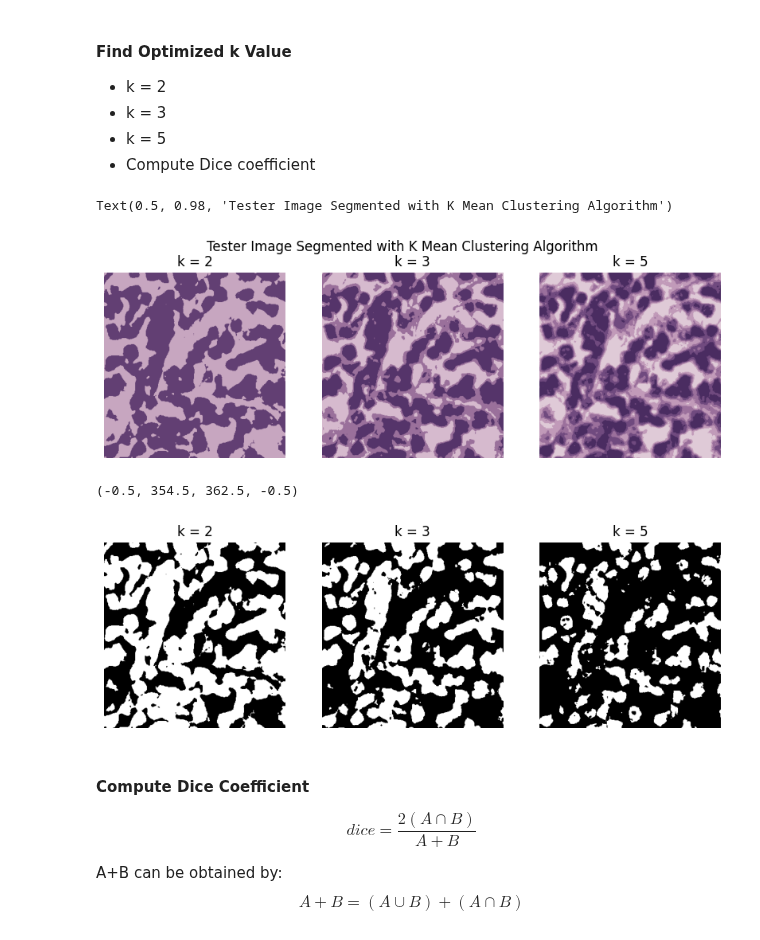
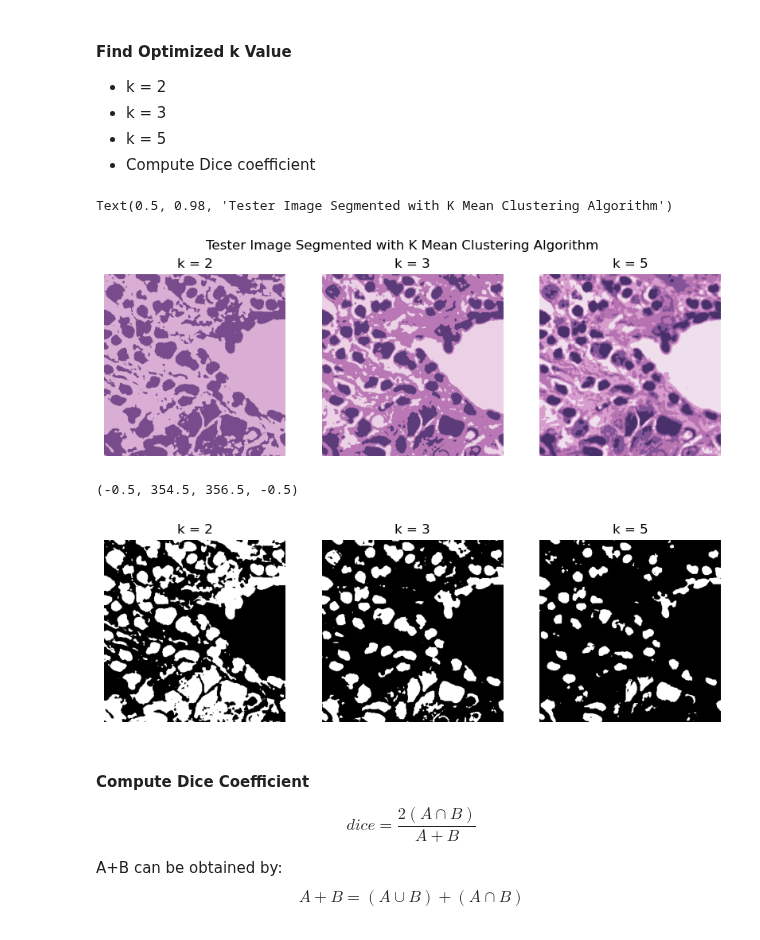
Before and after one commit to wangelam/ecse415Final, a Jupyter notebook: unsupervised.ipynb, the cells around one changed output. Drawn from its saved outputs; the diff is of its cells as text; code cells hidden in the pictures.

```diff
--- a/unsupervised.ipynb
+++ b/unsupervised.ipynb
@@ -114,37 +115,40 @@ for file in train_data:
 * k = 5
 * Compute Dice coefficient
 # %%
-tester = 'TCGA-A1-A0SP-DX1_id-5ea4095addda5f8398977ebc_left-7807_top-53960_bottom-54248_right-8089.png'
+tester = 'TCGA-A2-A0SX-DX1_id-5ea40b05ddda5f839899743b_left-56081_top-57443_bottom-57731_right-56368.png'
 
 k2 = KMean(tester, 2, True)
 k3 = KMean(tester, 3, True)
 k5 = KMean(tester, 5, True)
 
 plt.figure(figsize=(10, 3.25))
 plt.subplot(1, 3, 1)
 plt.imshow(k2)
 plt.title("k = 2")
 plt.axis("off")
 
 plt.subplot(1, 3, 2)
 plt.imshow(k3)
 plt.title("k = 3")
 plt.axis("off")
 
 plt.subplot(1, 3, 3)
 plt.imshow(k5)
 plt.title("k = 5")
 plt.axis("off")
 
 plt.suptitle('Tester Image Segmented with K Mean Clustering Algorithm')
 # %% [output]
 Text(0.5, 0.98, 'Tester Image Segmented with K Mean Clustering Algorithm')
-[figure, old version]
+[figure, new version]
 # %%
 ## Binarized Version ##
 k2_b = mask_binarize(k2)
+# k2_b = cv.morphologyEx(k2_b, cv.MORPH_CLOSE, (5,5), iterations=3)
 k3_b = mask_binarize(k3)
+# k3_b = cv.morphologyEx(k3_b, cv.MORPH_CLOSE, (5,5), iterations=3)
 k5_b = mask_binarize(k5)
+# k5_b = cv.morphologyEx(k5_b, cv.MORPH_CLOSE, (5,5), iterations=3)
 
 plt.figure(figsize=(10, 3.25))
 plt.subplot(1, 3, 1)
@@ -162,8 +166,8 @@ plt.imshow(k5_b, cmap='gray')
 plt.title("k = 5")
 plt.axis("off")
 # %% [output]
-(-0.5, 354.5, 362.5, -0.5)
+(-0.5, 354.5, 356.5, -0.5)
-[figure, old version]
+[figure, new version]
 # %% [markdown]
 #### Compute Dice Coefficient
 $$ dice =  \frac{2(A\cap B)}{A+B} $$
```
Also changed, not shown: parts of 5 cells of this notebook.
